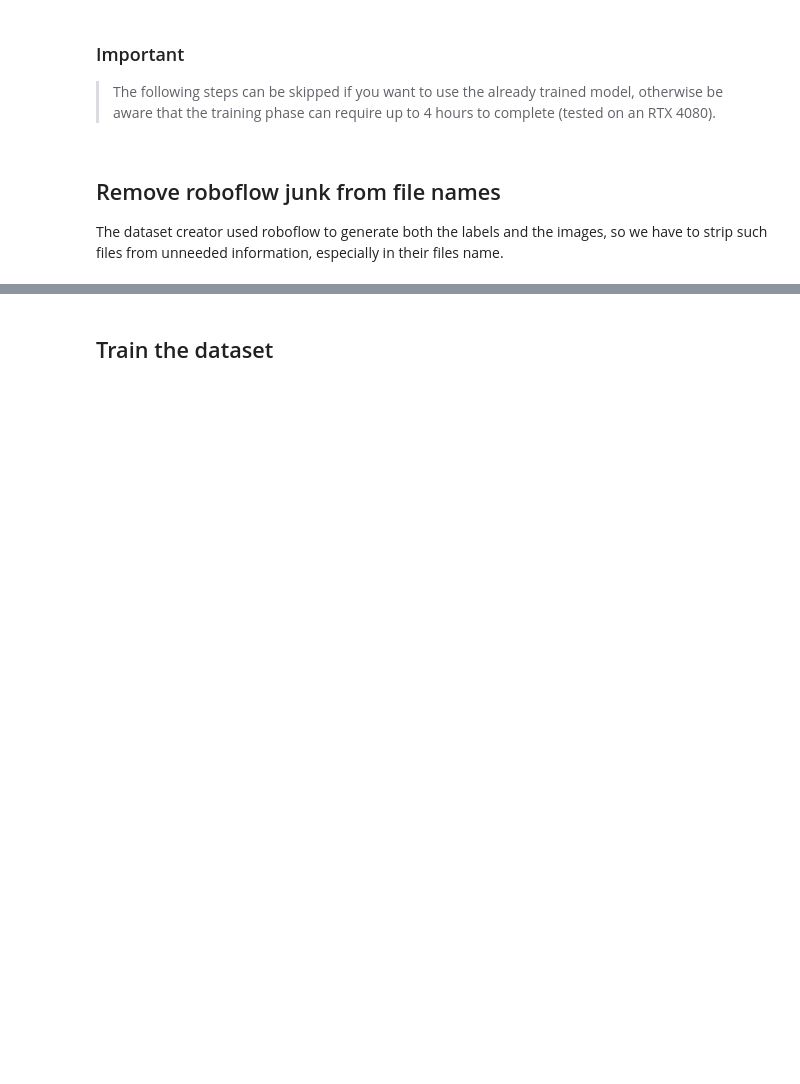
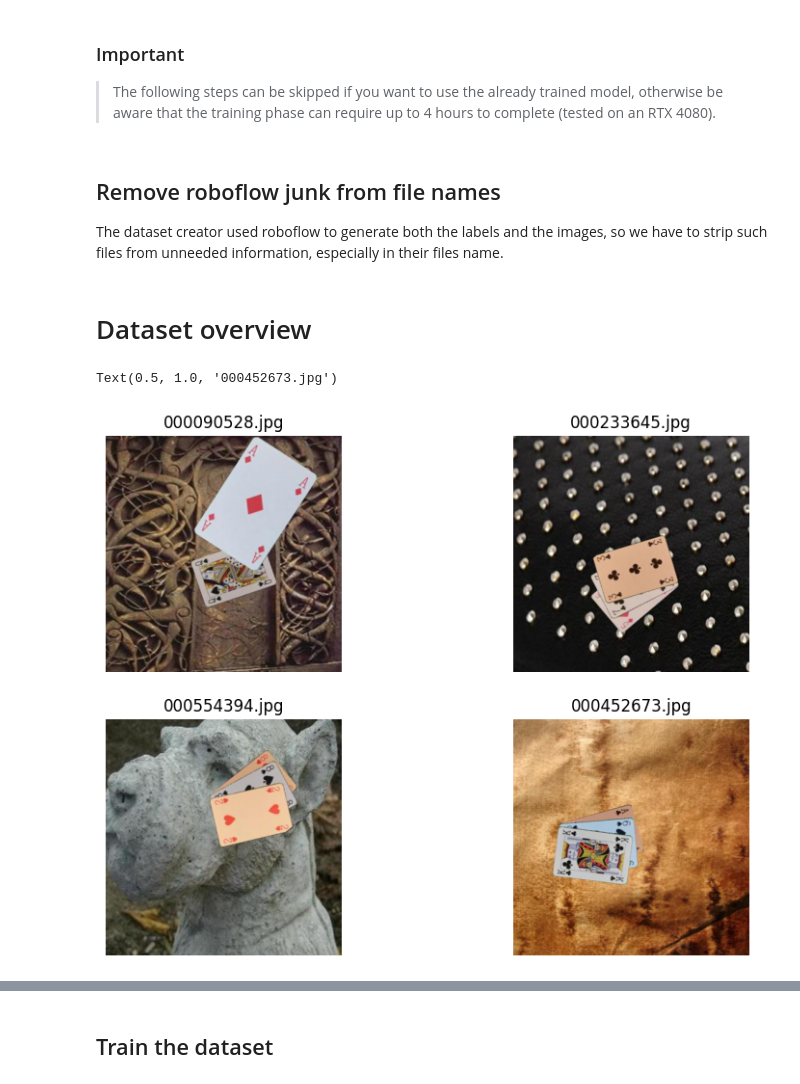
Before and after one commit to Filocava99/Yolov7-Poker-Hands-classification, a Jupyter notebook: notebook.ipynb, the cells around one changed output, grey strips where cells are left out. Drawn from its saved outputs; the diff is of its cells as text; code cells hidden in the pictures; blank space fills up the shorter version.

Commit message:
add dataset description

```diff
--- a/notebook.ipynb
+++ b/notebook.ipynb
@@ -141,3 +149,55 @@ for i in sorted(os.listdir('./yolov7/dataset/test/images')):
     source = './yolov7/dataset/test/images/'+i
     dest = './yolov7/dataset/test/images/'+j[0]+'.jpg'
     os.rename(source, dest)
+# %% [markdown]
+# Dataset overview
+# %%
+img = cv2.imread("./yolov7/dataset/train/images/000090528_jpg.rf.d50e89610e5c97c61632c290692f3e75.jpg")
+
+# create figure
+fig = plt.figure(figsize=(10, 7))
+
+# setting values to rows and column variables
+rows = 2
+columns = 2
+
+# reading images
+Image1 = cv2.imread('./yolov7/dataset/train/images/000090528_jpg.rf.d50e89610e5c97c61632c290692f3e75.jpg')[:,:,::-1]
+Image2 = cv2.imread('./yolov7/dataset/train/images/000233645_jpg.rf.843259f9e28b9e485f219f8bfa2c5cdf.jpg')[:,:,::-1]
+Image3 = cv2.imread('./yolov7/dataset/train/images/000554394_jpg.rf.8be18f32226fb0d2208dddd4349077ba.jpg')[:,:,::-1]
+Image4 = cv2.imread('./yolov7/dataset/train/images/000452673_jpg.rf.691b39608109cde124380edb13c2a485.jpg')[:,:,::-1]
+
+# Adds a subplot at the 1st position
+fig.add_subplot(rows, columns, 1)
+
+# showing image
+plt.imshow(Image1)
+plt.axis('off')
+plt.title("000090528.jpg")
+
+# Adds a subplot at the 2nd position
+fig.add_subplot(rows, columns, 2)
+
+# showing image
+plt.imshow(Image2)
+plt.axis('off')
+plt.title("000233645.jpg")
+
+# Adds a subplot at the 3rd position
+fig.add_subplot(rows, columns, 3)
+
+# showing image
+plt.imshow(Image3)
+plt.axis('off')
+plt.title("000554394.jpg")
+
+# Adds a subplot at the 4th position
+fig.add_subplot(rows, columns, 4)
+
+# showing image
+plt.imshow(Image4)
+plt.axis('off')
+plt.title("000452673.jpg")
+# %% [output]
+Text(0.5, 1.0, '000452673.jpg')
+[figure, added]
```
Also changed, not shown: parts of 7 cells of this notebook, 1 other file.
